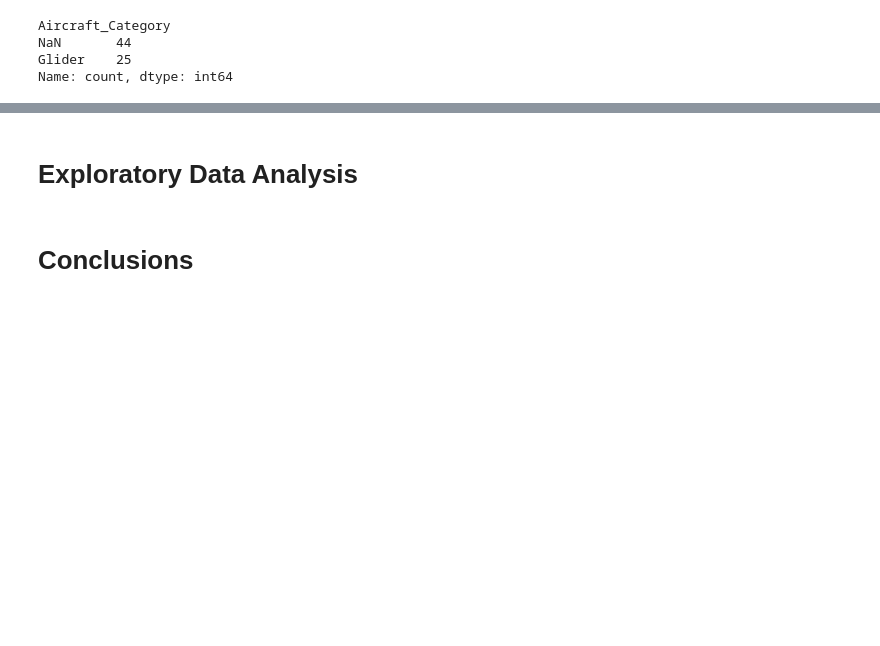
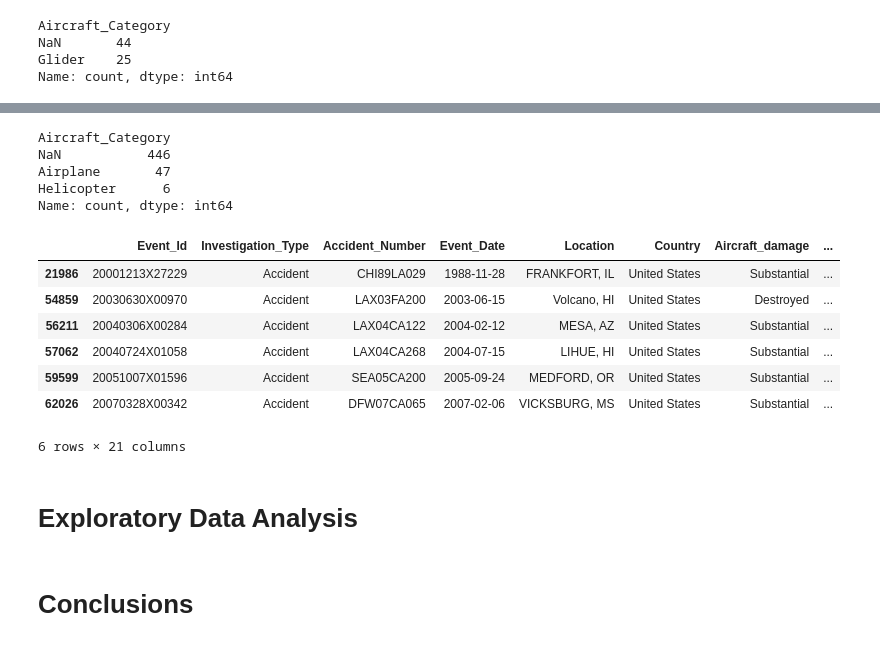
Before and after one commit to joeycello1/Phase1_project, a Jupyter notebook: Phase1_project.ipynb, the cells around one changed output, grey strips where cells are left out. Cells and saved outputs as stored; diff of their text form; code cells hidden in the pictures; blank space fills up the shorter version.

```diff
--- a/Phase1_project.ipynb
+++ b/Phase1_project.ipynb
@@ -1036,6 +1036,6 @@ NaN          26
 Name: count, dtype: int64
 # %%
-df.loc[df['Model'] == 'G-164B', 'Aircraft_Category'] = 'Airplane'
+df.loc[df['Model'].isin(['G-164B', 'G-164A']), 'Aircraft_Category'] = 'Airplane'
 # %%
 df[df['Model'].isin(['SGS 2-33A'])].value_counts('Aircraft_Category', dropna=False)
 # %% [output]
@@ -1043,3 +1043,5 @@ Aircraft_Category
 NaN       44
 Glider    25
 Name: count, dtype: int64
+# %%
+df.loc[df['Model'] == 'SGS 2-33A', 'Aircraft_Category'] = 'Glider'
@@ -1046,3 +1107,22 @@ Name: count, dtype: int64
+# %%
+df[df['Make'].isin(['Mcdonnell Douglas'])].value_counts('Aircraft_Category', dropna=False)
+# %% [output]
+Aircraft_Category
+NaN           446
+Airplane       47
+Helicopter      6
+Name: count, dtype: int64
+# %%
+df[(df['Make'] == 'Mcdonnell Douglas') & (df['Aircraft_Category'] == 'Helicopter')]
+# %% [output]
+|  | Event_Id | Investigation_Type | Accident_Number | Event_Date | Location | Country | Aircraft_damage | ... |
+| 21986 | 20001213X27229 | Accident | CHI89LA029 | 1988-11-28 | FRANKFORT, IL | United States | Substantial | ... |
+| 54859 | 20030630X00970 | Accident | LAX03FA200 | 2003-06-15 | Volcano, HI | United States | Destroyed | ... |
+| 56211 | 20040306X00284 | Accident | LAX04CA122 | 2004-02-12 | MESA, AZ | United States | Substantial | ... |
+| 57062 | 20040724X01058 | Accident | LAX04CA268 | 2004-07-15 | LIHUE, HI | United States | Substantial | ... |
+| 59599 | 20051007X01596 | Accident | SEA05CA200 | 2005-09-24 | MEDFORD, OR | United States | Substantial | ... |
+| 62026 | 20070328X00342 | Accident | DFW07CA065 | 2007-02-06 | VICKSBURG, MS | United States | Substantial | ... |
+6 rows × 21 columns
 # %% [markdown]
 # Exploratory Data Analysis
 # %% [markdown]
```
Also changed, not shown: parts of 6 cells of this notebook.
